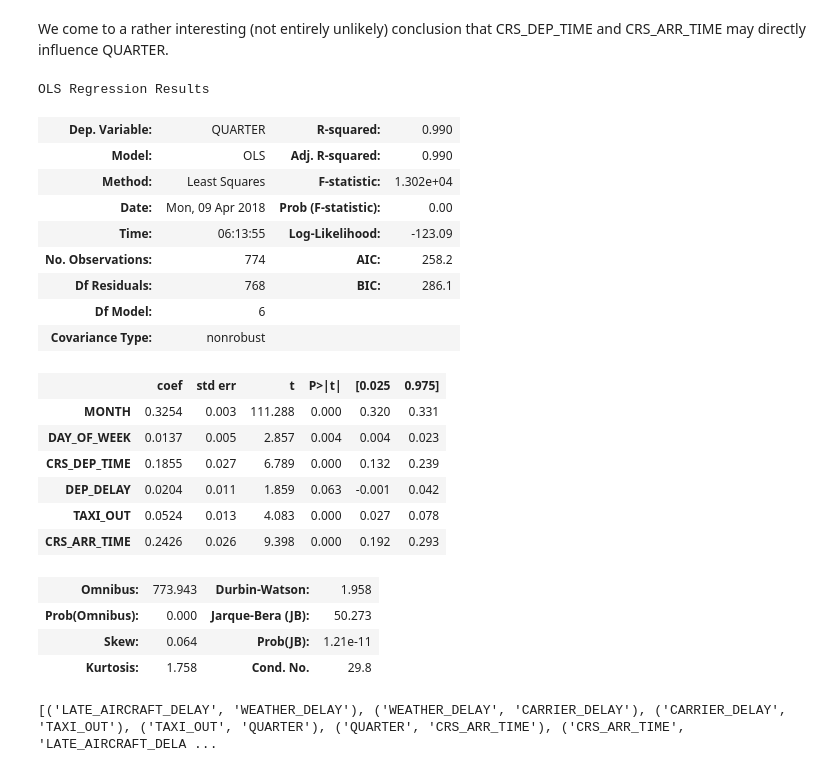
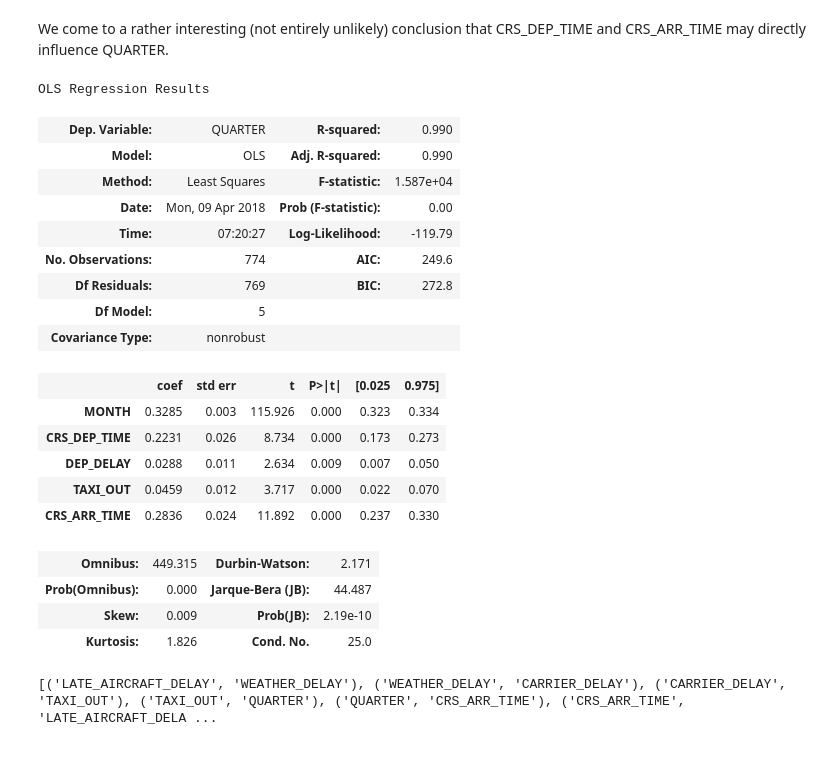
Before and after one commit to dy-choi/Flight-Delay-Analysis, a Jupyter notebook: DataPreparation.ipynb, the cells around one changed output. Drawn from its saved outputs; the diff is of its cells as text; code cells hidden in the pictures.

```diff
--- a/DataPreparation.ipynb
+++ b/DataPreparation.ipynb
@@ -596,30 +596,29 @@ No cycle found! You may proceed.
 # %% [markdown]
 We come to a rather interesting (not entirely unlikely) conclusion that CRS_DEP_TIME and CRS_ARR_TIME may directly influence QUARTER.
 # %%
-quarter_from = ['MONTH', 'DAY_OF_WEEK', 'CRS_DEP_TIME', 'DEP_DELAY', 'TAXI_OUT', 'CRS_ARR_TIME']
+quarter_from = ['MONTH', 'CRS_DEP_TIME', 'DEP_DELAY', 'TAXI_OUT', 'CRS_ARR_TIME']
 regression_model(quarter_from, 'QUARTER').summary()
 # %% [output]
 OLS Regression Results
 | Dep. Variable: | QUARTER | R-squared: | 0.990 |
 | Model: | OLS | Adj. R-squared: | 0.990 |
-| Method: | Least Squares | F-statistic: | 1.302e+04 |
+| Method: | Least Squares | F-statistic: | 1.587e+04 |
 | Date: | Mon, 09 Apr 2018 | Prob (F-statistic): | 0.00 |
-| Time: | 06:13:55 | Log-Likelihood: | -123.09 |
-| No. Observations: | 774 | AIC: | 258.2 |
-| Df Residuals: | 768 | BIC: | 286.1 |
-| Df Model: | 6 |  |  |
+| Time: | 07:20:27 | Log-Likelihood: | -119.79 |
+| No. Observations: | 774 | AIC: | 249.6 |
+| Df Residuals: | 769 | BIC: | 272.8 |
+| Df Model: | 5 |  |  |
 | Covariance Type: | nonrobust |  |  |
 |  | coef | std err | t | P>|t| | [0.025 | 0.975] |
-| MONTH | 0.3254 | 0.003 | 111.288 | 0.000 | 0.320 | 0.331 |
-| DAY_OF_WEEK | 0.0137 | 0.005 | 2.857 | 0.004 | 0.004 | 0.023 |
-| CRS_DEP_TIME | 0.1855 | 0.027 | 6.789 | 0.000 | 0.132 | 0.239 |
-| DEP_DELAY | 0.0204 | 0.011 | 1.859 | 0.063 | -0.001 | 0.042 |
-| TAXI_OUT | 0.0524 | 0.013 | 4.083 | 0.000 | 0.027 | 0.078 |
-| CRS_ARR_TIME | 0.2426 | 0.026 | 9.398 | 0.000 | 0.192 | 0.293 |
+| MONTH | 0.3285 | 0.003 | 115.926 | 0.000 | 0.323 | 0.334 |
+| CRS_DEP_TIME | 0.2231 | 0.026 | 8.734 | 0.000 | 0.173 | 0.273 |
+| DEP_DELAY | 0.0288 | 0.011 | 2.634 | 0.009 | 0.007 | 0.050 |
+| TAXI_OUT | 0.0459 | 0.012 | 3.717 | 0.000 | 0.022 | 0.070 |
+| CRS_ARR_TIME | 0.2836 | 0.024 | 11.892 | 0.000 | 0.237 | 0.330 |
-| Omnibus: | 773.943 | Durbin-Watson: | 1.958 |
-| Prob(Omnibus): | 0.000 | Jarque-Bera (JB): | 50.273 |
-| Skew: | 0.064 | Prob(JB): | 1.21e-11 |
-| Kurtosis: | 1.758 | Cond. No. | 29.8 |
+| Omnibus: | 449.315 | Durbin-Watson: | 2.171 |
+| Prob(Omnibus): | 0.000 | Jarque-Bera (JB): | 44.487 |
+| Skew: | 0.009 | Prob(JB): | 2.19e-10 |
+| Kurtosis: | 1.826 | Cond. No. | 25.0 |
 # %%
 flight_edges_df, bn = update_flights_edges_df(quarter_from, 'QUARTER',flight_edges_df)
 # %% [output]
```
Also changed, not shown: parts of 18 cells of this notebook, 7 other files.
